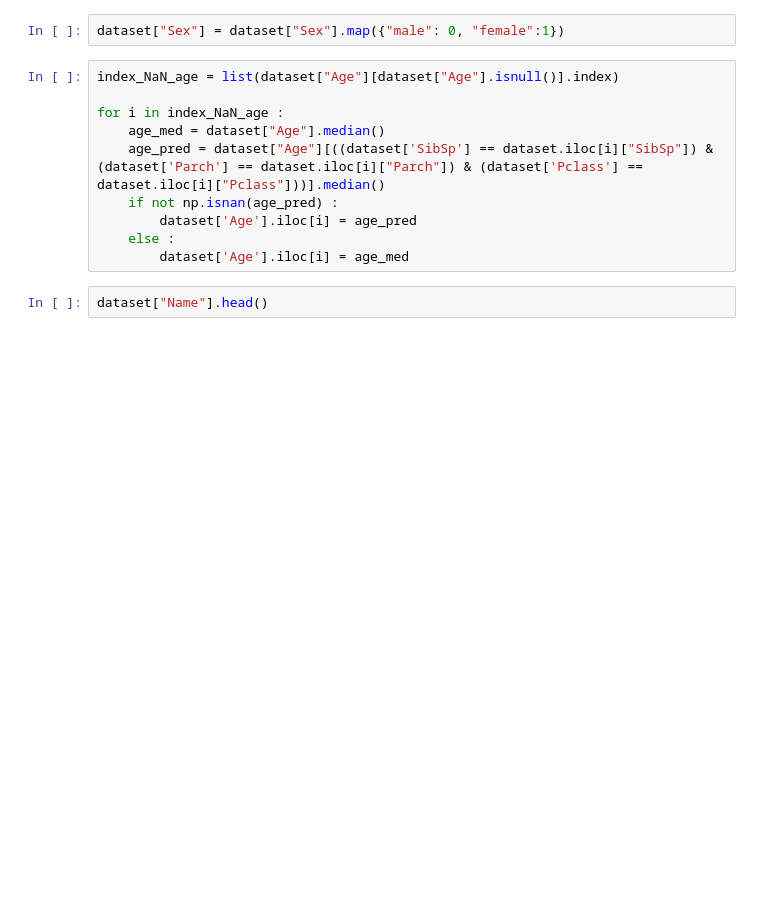
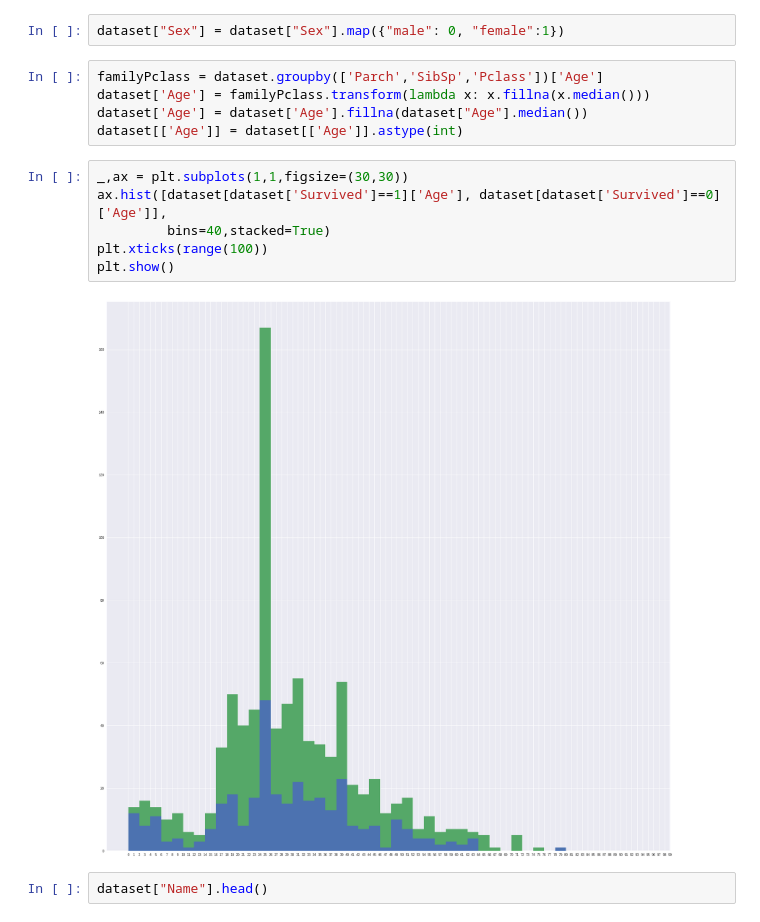
Before and after one commit to ShichengChen/kaggle, a Jupyter notebook: Titanic/titanic.ipynb, the cells around one changed output. Saved outputs shown, nothing was run; the diff lists cells and outputs as text; blank space fills up the shorter version.

```diff
--- a/Titanic/titanic.ipynb
+++ b/Titanic/titanic.ipynb
@@ -227,16 +229,19 @@ g = sns.factorplot(y="Age",x="SibSp", data=dataset,kind="box")
 [figure]
 # %%
 dataset["Sex"] = dataset["Sex"].map({"male": 0, "female":1})
-# %%
-index_NaN_age = list(dataset["Age"][dataset["Age"].isnull()].index)
-
-for i in index_NaN_age :
-    age_med = dataset["Age"].median()
-    age_pred = dataset["Age"][((dataset['SibSp'] == dataset.iloc[i]["SibSp"]) & (dataset['Parch'] == dataset.iloc[i]["Parch"]) & (dataset['Pclass'] == dataset.iloc[i]["Pclass"]))].median()
-    if not np.isnan(age_pred) :
-        dataset['Age'].iloc[i] = age_pred
-    else :
-        dataset['Age'].iloc[i] = age_med
+# %%
+familyPclass = dataset.groupby(['Parch','SibSp','Pclass'])['Age']
+dataset['Age'] = familyPclass.transform(lambda x: x.fillna(x.median()))
+dataset['Age'] = dataset['Age'].fillna(dataset["Age"].median())
+dataset[['Age']] = dataset[['Age']].astype(int)
+# %%
+_,ax = plt.subplots(1,1,figsize=(30,30))
+ax.hist([dataset[dataset['Survived']==1]['Age'], dataset[dataset['Survived']==0]['Age']],
+         bins=40,stacked=True)
+plt.xticks(range(100))
+plt.show()
+# %% [output]
+[figure, added]
 # %%
 dataset["Name"].head()
 # %% [output]
```
Also changed, not shown: parts of 25 cells of this notebook, 4 other files.
